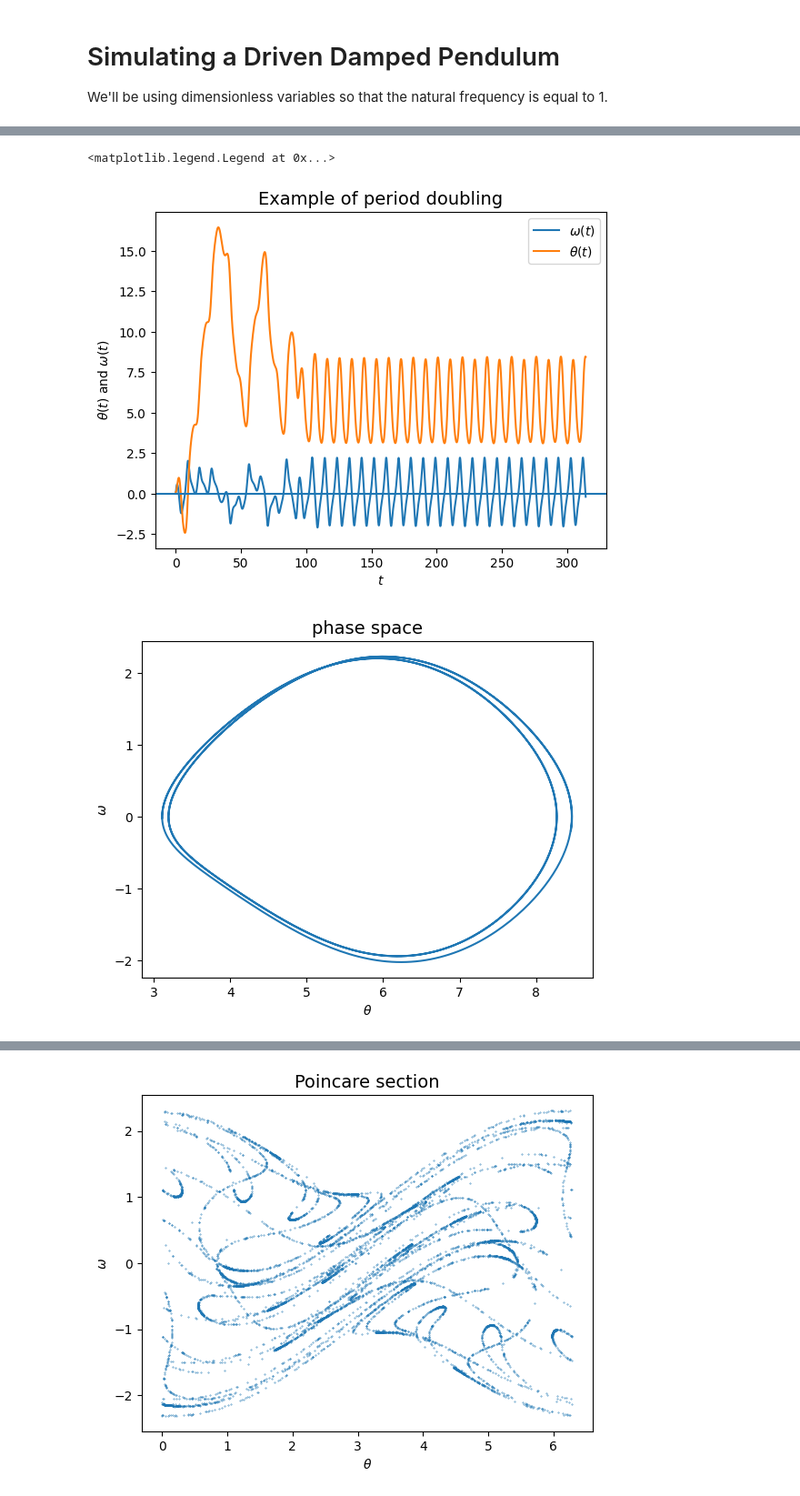
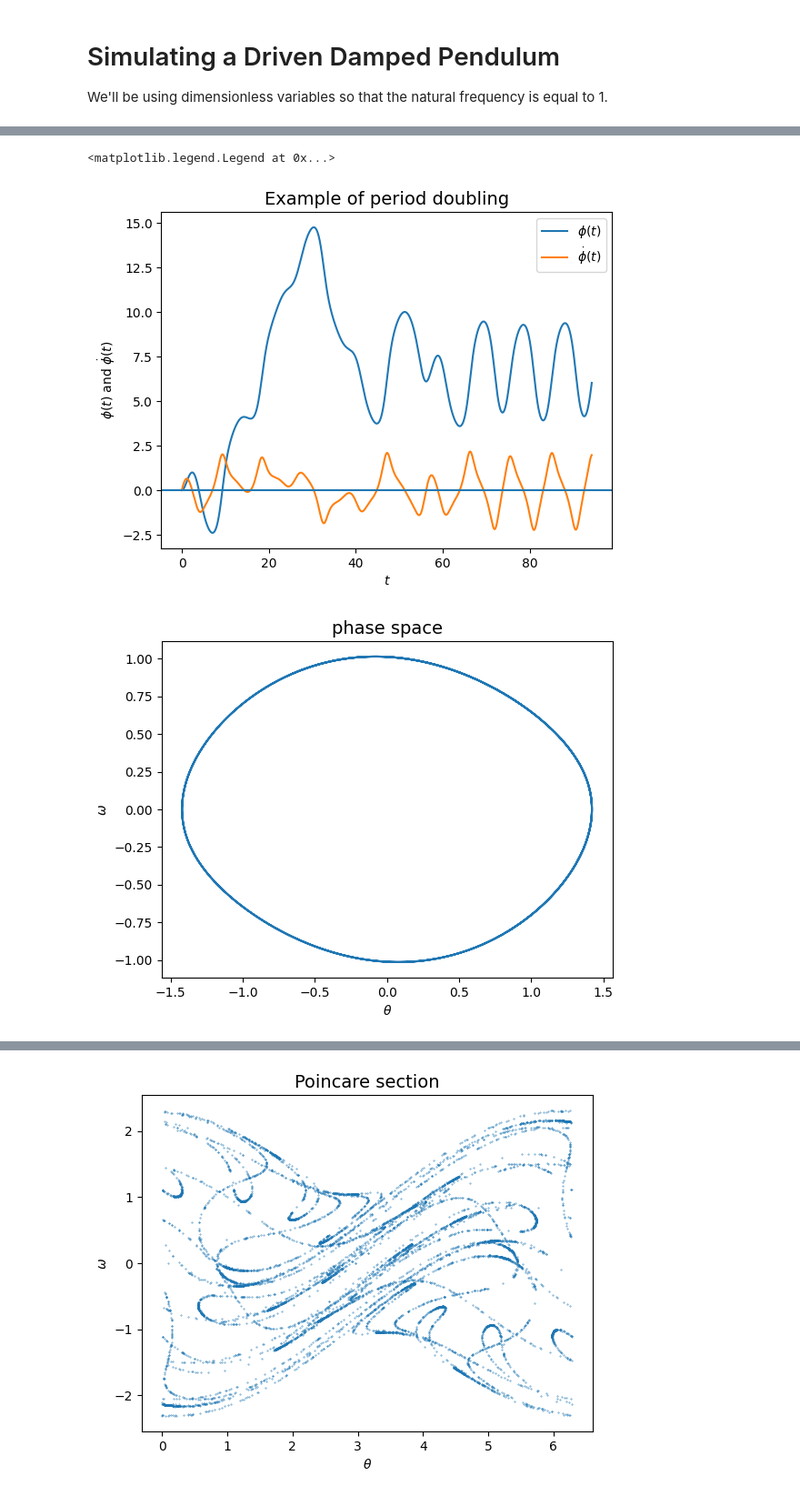
Before and after one commit to henpai91/DPP_Chaos, a Jupyter notebook: notebook.ipynb, the cells around one changed output, grey strips where cells are left out. Shown at 91% size. Saved outputs shown, nothing was run; the diff lists cells and outputs as text; code cells hidden in the pictures.

Commit message:
Adjusting variables to be in line with Taylor's Classical Mechanics textbook. Need a bit mre work to get to Poincare section

```diff
--- a/notebook.ipynb
+++ b/notebook.ipynb
@@ -28,34 +39,34 @@ def eom_dpp(t,state,b,g,omega_d):
 # %%
-theta0 = 0.1       # Initial theta
-omega0 = 0         # Initial angular velocity
-state0 = np.array([theta0,omega0])# Combine initial conditions in array
+phi0 = 0        # Initial theta
+phi_dot0 = 0    # Initial angular velocity
+state0 = np.array([phi0,phi_dot0])
 
-b = 0.5         # Damping parameter
-g = 1.07        # Driving amplitude
-omega_d = 2/3     # Driving frequency
+beta = 0.25         # Damping parameter
+gamma = 1.06        # Driving amplitude
+omega = 2/3     # Driving frequency
 
 t_start = 0
-t_end = 50*2*np.pi
+t_end = 15*2*np.pi
 t_eval = np.linspace(t_start,t_end,50*201)
 # %%
 sol = integrate.solve_ivp(eom_dpp,t_span = (t_start,t_end), y0=state0,
-                          t_eval=t_eval,atol=1e-16, rtol=1e-16,args=(b,g,omega_d))
+                          t_eval=t_eval,atol=1e-16, rtol=1e-16,args=(beta,gamma,omega))
 
-th = sol.y[0]
-om = sol.y[1]
+phi = sol.y[0]
+phi_dot = sol.y[1]
 t = sol.t
 # %%
 plt.figure(1)
-plt.plot(t_eval,om, label='$\omega(t)$')
-plt.plot(t,th, label = '$\\theta(t)$')
+plt.plot(t_eval,phi, label='$\phi(t)$')
+plt.plot(t,phi_dot, label = '$\dot{\phi}(t)$')
 plt.axhline(0)
 plt.title("Example of period doubling",fontsize=14)
 plt.xlabel("$t$")
-plt.ylabel("$\\theta(t)$ and $\omega(t)$"); # No idea why I need \\theta
+plt.ylabel("$\phi(t)$ and $\dot{\phi}(t)$"); # No idea why I need \\theta
 plt.legend()
 # %% [output]
 <matplotlib.legend.Legend at 0x...>
-[figure, old version]
+[figure, new version]
 # %%
 plt.figure(2)
 plt.xlabel("$\\theta$")
@@ -64,4 +75,4 @@ plt.title("phase space",fontsize=14)
 tplot = 9000
 plt.plot(th[tplot:],om[tplot:]);
 # %% [output]
-[figure, old version]
+[figure, new version]
```
Also changed, not shown: parts of 8 cells of this notebook.
